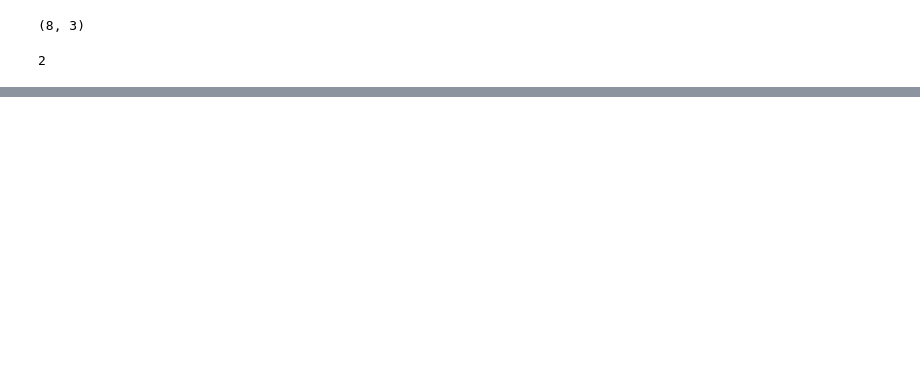
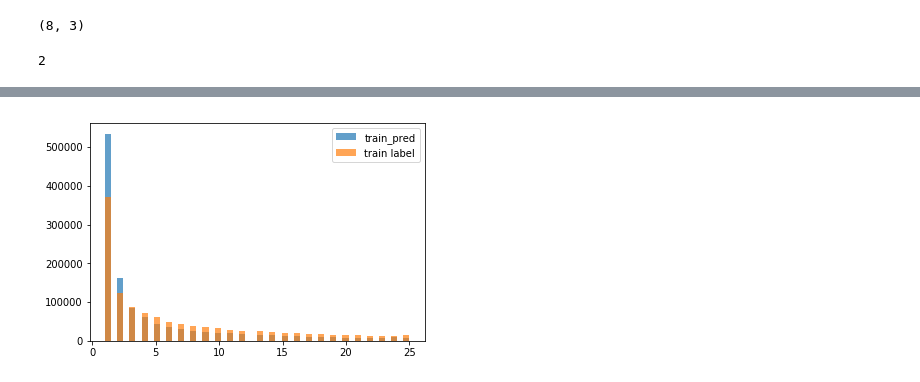
Before and after one commit to samshipengs/naps, a Jupyter notebook: NN.ipynb, the cells around one changed output, grey strips where cells are left out. Cells and saved outputs as stored; diff of their text form; code cells hidden in the pictures; blank space fills up the shorter version.

```diff
--- a/NN.ipynb
+++ b/NN.ipynb
@@ -258,6 +273,7 @@ def iterate_minibatches(impressions, prices, cities, countries, platforms, devic
                 reorder_ind = [np.random.choice(np.arange(25, dtype='int'), 25, replace=False) for _ in range(len(imps))]
                 reorder_imp = imps[np.arange(imps.shape[0])[:, None], reorder_ind]
                 reorder_price = ps[np.arange(ps.shape[0])[:, None], reorder_ind]
+                reorder_ys = ys[np.arange(ys.shape[0])[:, None], reorder_ind]
 
                 # concatenate them back
                 yield ([np.vstack((imps, reorder_imp)),
@@ -266,7 +282,7 @@ def iterate_minibatches(impressions, prices, cities, countries, platforms, devic
                         np.hstack((cos, cos)),
                         np.hstack((plats, plats)),
                         np.vstack((ds, ds))],
-                       np.vstack((ys, ys)))
+                       np.vstack((ys, reorder_ys)))
 #                 yield ([reorder_imp, reorder_price[:, :, None], cis, cos, plats, ds], ys)
             else:
                 yield ([imps, ps[:, :, None], cis, cos, plats, ds], ys)
@@ -320,9 +339,12 @@ from datetime import datetime as dt
 from nn_model import build_model
 from keras.utils import plot_model
 
-batchsize = 256
+batch_size = 128
+# n_repeat = 2
+n_epochs = 50
 
-skf = StratifiedKFold(n_splits=5)
+skf = StratifiedKFold(n_splits=6)
+
 for trn_ind, val_ind in skf.split(targets, targets):
     trn_imp, val_imp = impressions[trn_ind], impressions[val_ind]
     trn_price, val_price = prices[trn_ind], prices[val_ind]
@@ -340,10 +362,10 @@ for trn_ind, val_ind in skf.split(targets, targets):
 
     # create data generator [imps, ps, cis, cos, plats, ds], ys
     train_gen = iterate_minibatches(trn_imp, trn_price, trn_city, trn_country, trn_plat, trn_dev,
-                        batchsize, train_y_binary, shuffle=True, reorder=True)
+                        batch_size, train_y_binary, shuffle=True, reorder=True)
 
     val_gen = iterate_minibatches(val_imp, val_price, val_city, val_country, val_plat, val_dev,
-                    batchsize, val_y_binary, shuffle=False, reorder=False)
+                    batch_size, val_y_binary, shuffle=False, reorder=False)
     # TEMP
 #     del impressions, prices, cities, platforms, devices
 #     gc.collect()
@@ -368,39 +390,25 @@ for trn_ind, val_ind in skf.split(targets, targets):
     # add mrr callback
 #     callbacks.append(IntervalEvaluation())
 
-    batch_size = 256
-    n_epochs = 10
-
     history = model.fit_generator(train_gen,
                                   steps_per_epoch=len(y_trn)//batch_size,
-                                  epochs=10,
+                                  epochs=n_epochs,
                                   verbose=1,
                                   callbacks=callbacks,
                                   validation_data=val_gen,
                                   validation_steps=len(y_val)//batch_size)
 
-    # make predictions
-     # train generator
-    train_gen = iterate_minibatches(trn_imp, trn_price, trn_city, trn_country, trn_plat, trn_dev,
-                        batchsize, train_y_binary, shuffle=True)
-
-    val_gen = iterate_minibatches(val_imp, val_price, val_city, val_country, val_plat, val_dev,
-                    batchsize, val_y_binary, shuffle=False, reorder=False)
-
-
-    trn_pred = model.predict_generator(train_gen, steps=len(y_trn)//batch_size)
-    trn_mrr = np.mean(1/(np.where(np.argsort(trn_pred)[:, ::-1] == y_trn.reshape(-1, 1))[1]+1))
-
-
+    # make prediction
     trn_pred = model.predict(x=[trn_imp, trn_price[:, :, None], trn_city, trn_country, trn_plat, trn_dev],
                              batch_size=1024)
-    trn_mrr = np.mean(1/(np.where(np.argsort(trn_pred)[:, ::-1] == y_trn.reshape(-1, 1))[1]+1))
+    trn_pred_label = np.where(np.argsort(trn_pred)[:, ::-1] == y_trn.reshape(-1, 1))[1]+1
+    trn_mrr = np.mean(1/trn_pred_label)
 
     val_pred = model.predict(x=[val_imp, val_price[:, :, None], val_city, val_country, val_plat, val_dev],
                              batch_size=1024)
-    val_mrr = np.mean(1/(np.where(np.argsort(val_pred)[:, ::-1] == y_val.reshape(-1, 1))[1]+1))
+    val_pred_label = np.where(np.argsort(val_pred)[:, ::-1] == y_val.reshape(-1, 1))[1]+1
+    val_mrr = np.mean(1/val_pred_label)
     print(f'train mrr: {trn_mrr:.2f} | val mrr: {val_mrr:.2f}')
 
-
     break
 # %% [output]
@@ -425,0 +433,6 @@ pd.value_counts(np.where(np.argsort(val_pred)[:, ::-1] == y_val.reshape(-1, 1))[
+# %%
+_ = plt.hist(trn_pred_label, bins=50, label='train_pred', alpha=0.7)
+_ = plt.hist(y_trn+1, bins=50, label = 'train label', alpha=0.7)
+_ = plt.legend()
+# %% [output]
+[figure, added]
```
Also changed, not shown: parts of 27 cells of this notebook, 3 other files.
